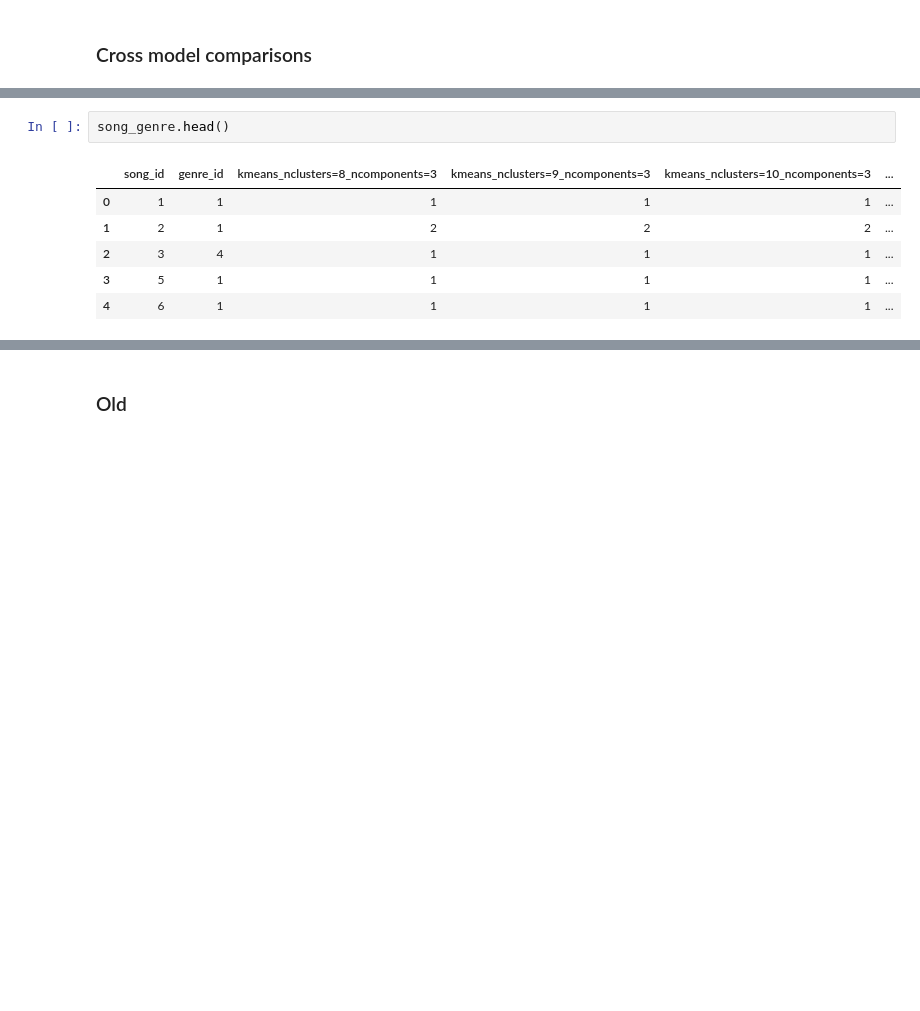
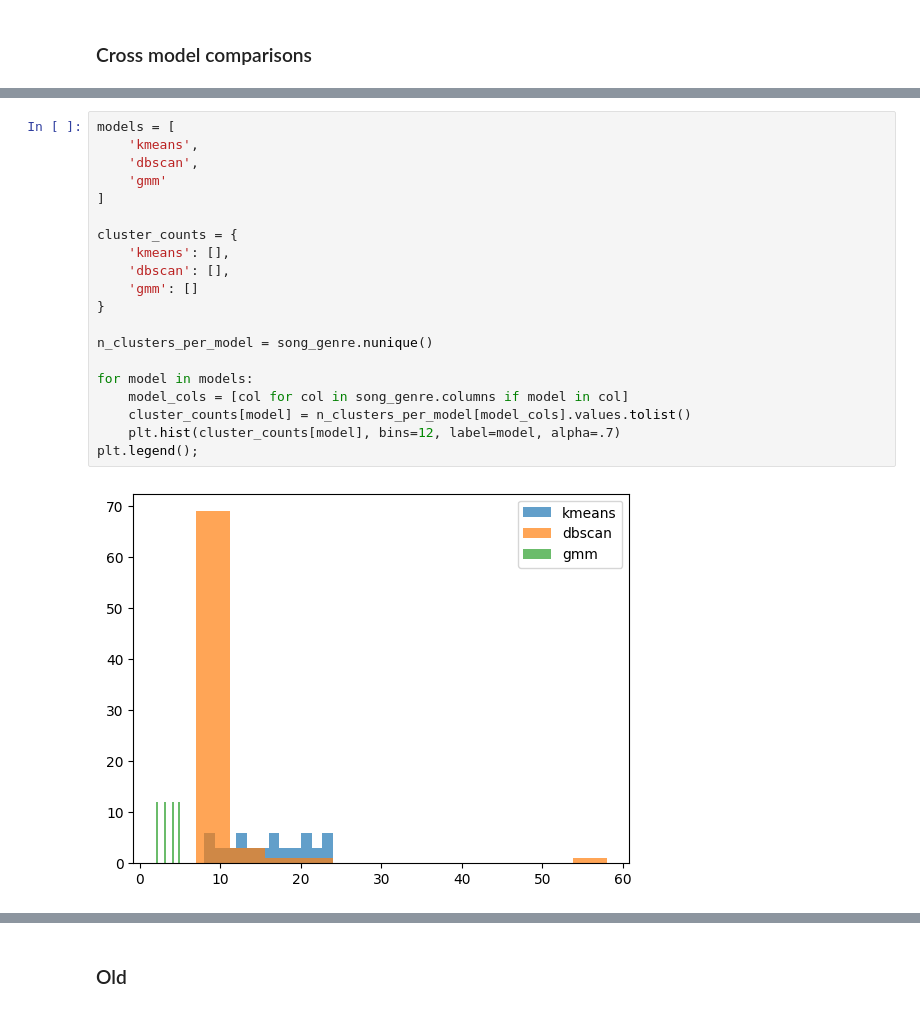
Before and after one commit to MattGroho/tab-hero, a Jupyter notebook: notebooks/unsupervised_pipeline_investigation.ipynb, the cells around one changed output, grey strips where cells are left out. Cells and saved outputs as stored; diff of their text form; blank space fills up the shorter version.

```diff
--- a/notebooks/unsupervised_pipeline_investigation.ipynb
+++ b/notebooks/unsupervised_pipeline_investigation.ipynb
@@ -1312,9 +1355,22 @@ plot_subplots_2hparams(
 # %%
-song_genre.head()
+models = [
+    'kmeans',
+    'dbscan',
+    'gmm'
+]
+
+cluster_counts = {
+    'kmeans': [],
+    'dbscan': [],
+    'gmm': []
+}
+
+n_clusters_per_model = song_genre.nunique()
+
+for model in models:
+    model_cols = [col for col in song_genre.columns if model in col]
+    cluster_counts[model] = n_clusters_per_model[model_cols].values.tolist()
+    plt.hist(cluster_counts[model], bins=12, label=model, alpha=.7)
+plt.legend();
 # %% [output]
-|  | song_id | genre_id | kmeans_nclusters=8_ncomponents=3 | kmeans_nclusters=9_ncomponents=3 | kmeans_nclusters=10_ncomponents=3 | ... |
-| 0 | 1 | 1 | 1 | 1 | 1 | ... |
-| 1 | 2 | 1 | 2 | 2 | 2 | ... |
-| 2 | 3 | 4 | 1 | 1 | 1 | ... |
-| 3 | 5 | 1 | 1 | 1 | 1 | ... |
-| 4 | 6 | 1 | 1 | 1 | 1 | ... |
+[figure, added]
```
Also changed, not shown: parts of 11 cells of this notebook.
